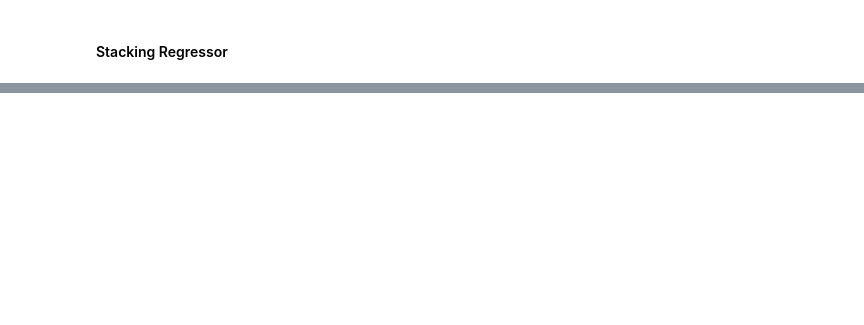
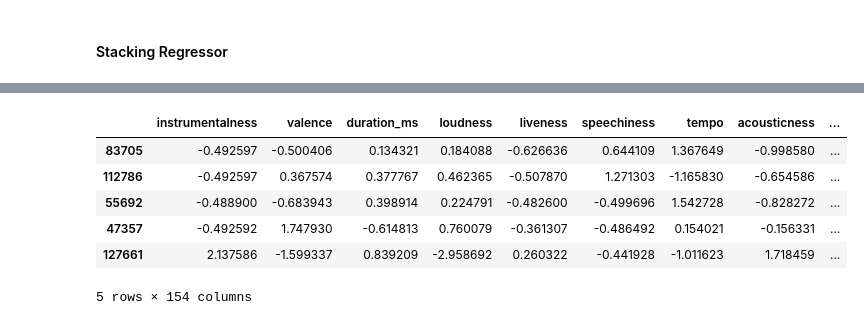
Before and after one commit to sneha012/Spotify_popularity_prediction, a Jupyter notebook: solution.ipynb, the cells around one changed output, grey strips where cells are left out. Cells and saved outputs as stored; diff of their text form; code cells hidden in the pictures; blank space fills up the shorter version.

```diff
--- a/solution.ipynb
+++ b/solution.ipynb
@@ -303,0 +427,15 @@ pd.DataFrame(results)
+# %%
+X_train_enc = pd.DataFrame(
+    data=preprocessor_all.transform(X_train).toarray(),
+    columns=feature_names,
+    index=X_train.index,
+)
+X_train_enc.head()
+# %% [output]
+|  | instrumentalness | valence | duration_ms | loudness | liveness | speechiness | tempo | acousticness | ... |
+| 83705 | -0.492597 | -0.500406 | 0.134321 | 0.184088 | -0.626636 | 0.644109 | 1.367649 | -0.998580 | ... |
+| 112786 | -0.492597 | 0.367574 | 0.377767 | 0.462365 | -0.507870 | 1.271303 | -1.165830 | -0.654586 | ... |
+| 55692 | -0.488900 | -0.683943 | 0.398914 | 0.224791 | -0.482600 | -0.499696 | 1.542728 | -0.828272 | ... |
+| 47357 | -0.492592 | 1.747930 | -0.614813 | 0.760079 | -0.361307 | -0.486492 | 0.154021 | -0.156331 | ... |
+| 127661 | 2.137586 | -1.599337 | 0.839209 | -2.958692 | 0.260322 | -0.441928 | -1.011623 | 1.718459 | ... |
+5 rows × 154 columns
```
Also changed, not shown: parts of 27 cells of this notebook.
